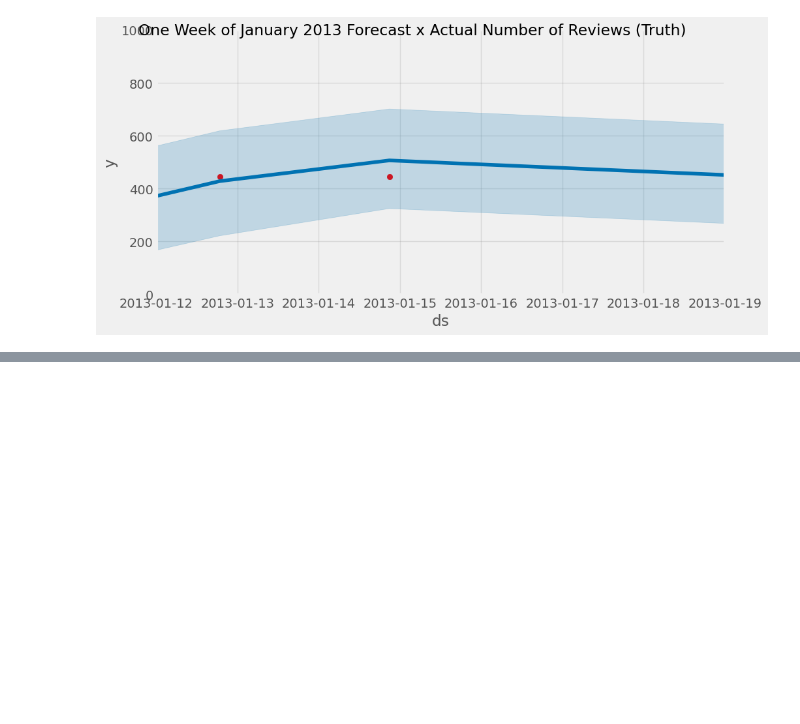
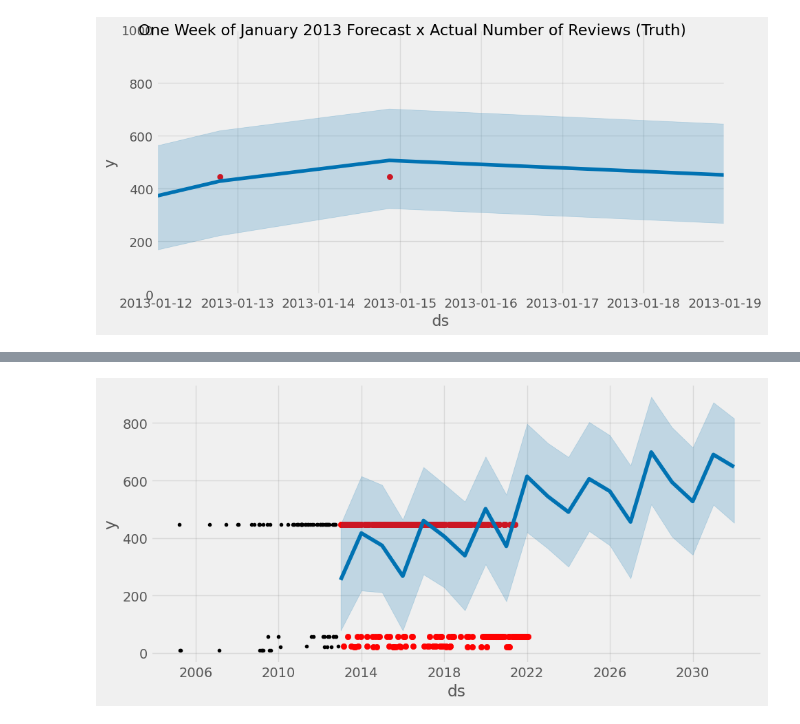
Before and after one commit to Sandokhan/yelp_project, a Jupyter notebook: wip_TimeSeriesProphet.ipynb, the cells around one changed output, grey strips where cells are left out. Saved outputs shown, nothing was run; the diff lists cells and outputs as text; code cells hidden in the pictures; blank space fills up the shorter version.

```diff
--- a/wip_TimeSeriesProphet.ipynb
+++ b/wip_TimeSeriesProphet.ipynb
@@ -381,0 +495,4 @@ plot = plt.suptitle('One Week of January 2013 Forecast x Actual Number of Review
+# %%
+# future predictions! using the prophet's make future dataframe component-> 20 years, yearly frequency
+future = model.make_future_dataframe(periods=20, freq='y', include_history=False)
+forecast = model_with_holidays.predict(future)
@@ -381,0 +515,7 @@ plot = plt.suptitle('One Week of January 2013 Forecast x Actual Number of Review
+# %%
+# plot the future predictions!
+fig, ax = plt.subplots(figsize=(10, 5))
+ax.scatter(tucson_test.index, tucson_test['review_count_test'], color='r')
+fig = model.plot(forecast, ax=ax)
+# %% [output]
+[figure, added]
```
Also changed, not shown: parts of 14 cells of this notebook.
